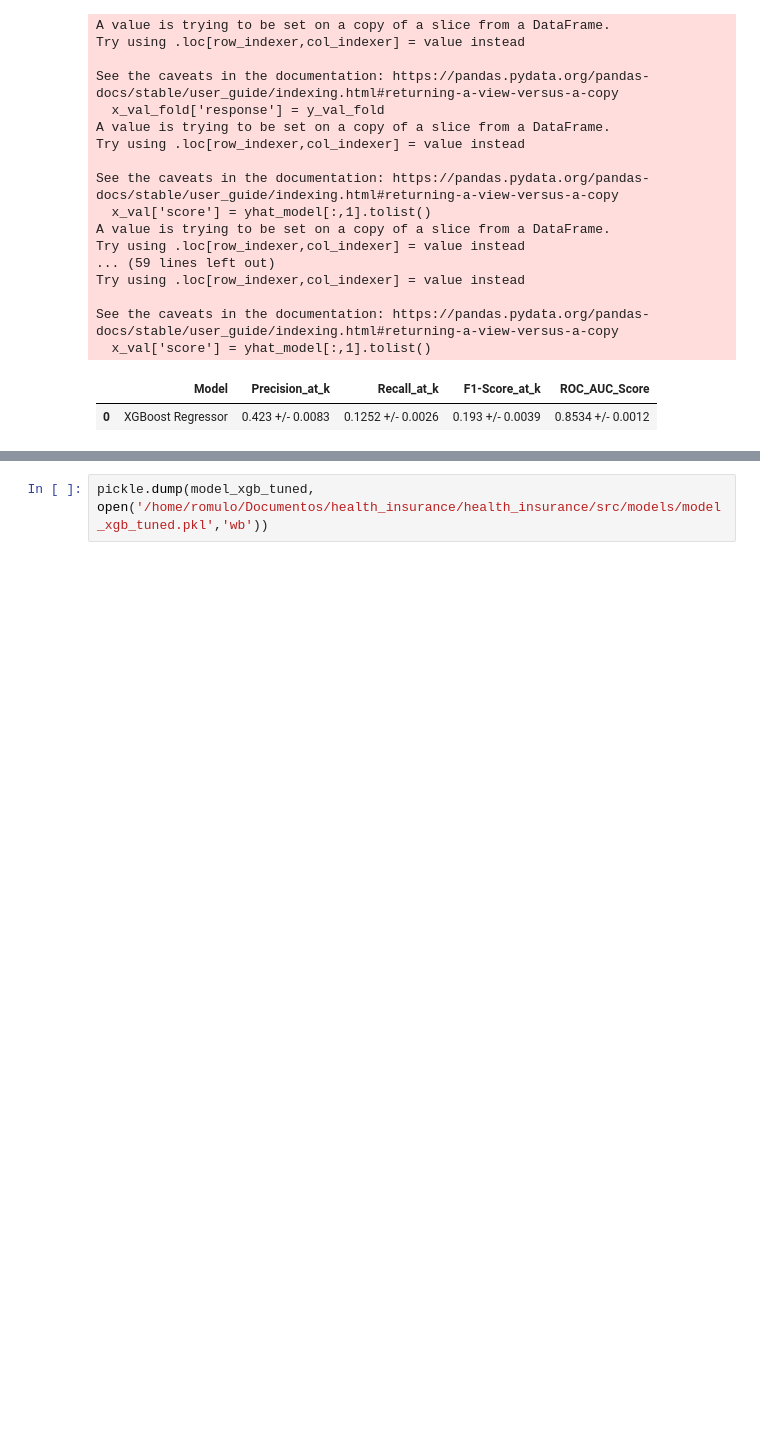
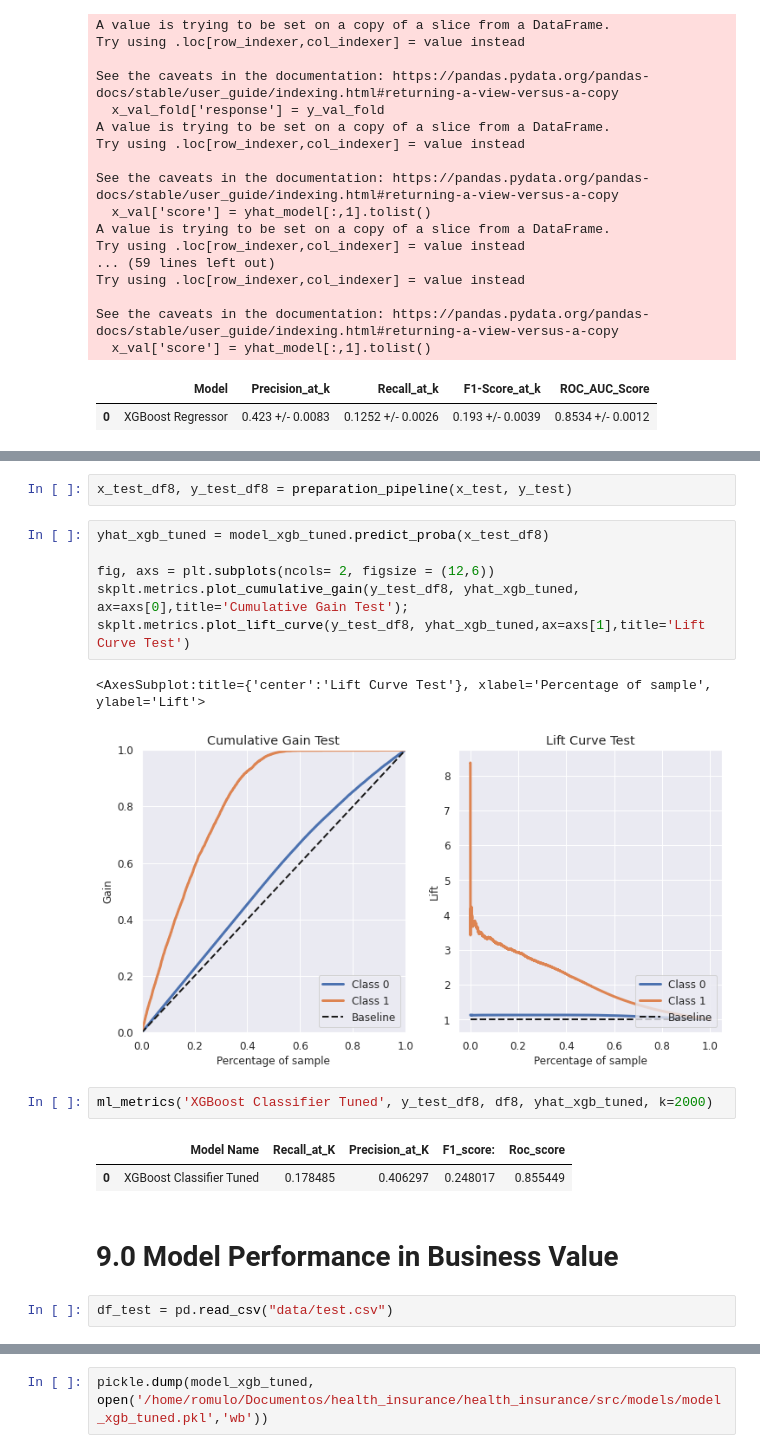
Before and after one commit to rmouram/health_insurance, a Jupyter notebook: v1.0-Health_insurance_cross_sell.ipynb, the cells around one changed output, grey strips where cells are left out. Saved outputs shown, nothing was run; the diff lists cells and outputs as text; blank space fills up the shorter version.

```diff
--- a/v1.0-Health_insurance_cross_sell.ipynb
+++ b/v1.0-Health_insurance_cross_sell.ipynb
@@ -1014,0 +1102,20 @@ skplt.metrics.plot_lift_curve(y_val, yhat_proba_val,ax=axs[1],title='Lift Curve
+# %%
+x_test_df8, y_test_df8 = preparation_pipeline(x_test, y_test)
+# %%
+yhat_xgb_tuned = model_xgb_tuned.predict_proba(x_test_df8)
+
+fig, axs = plt.subplots(ncols= 2, figsize = (12,6))
+skplt.metrics.plot_cumulative_gain(y_test_df8, yhat_xgb_tuned, ax=axs[0],title='Cumulative Gain Test');
+skplt.metrics.plot_lift_curve(y_test_df8, yhat_xgb_tuned,ax=axs[1],title='Lift Curve Test')
+# %% [output]
+<AxesSubplot:title={'center':'Lift Curve Test'}, xlabel='Percentage of sample', ylabel='Lift'>
+[figure, added]
+# %%
+ml_metrics('XGBoost Classifier Tuned', y_test_df8, df8, yhat_xgb_tuned, k=2000)
+# %% [output]
+|  | Model Name | Recall_at_K | Precision_at_K | F1_score: | Roc_score |
+| 0 | XGBoost Classifier Tuned | 0.178485 | 0.406297 | 0.248017 | 0.855449 |
+# %% [markdown]
+# 9.0 Model Performance in Business Value
+# %%
+df_test = pd.read_csv("data/test.csv")
```
Also changed, not shown: parts of 39 cells of this notebook, 5 other files.
